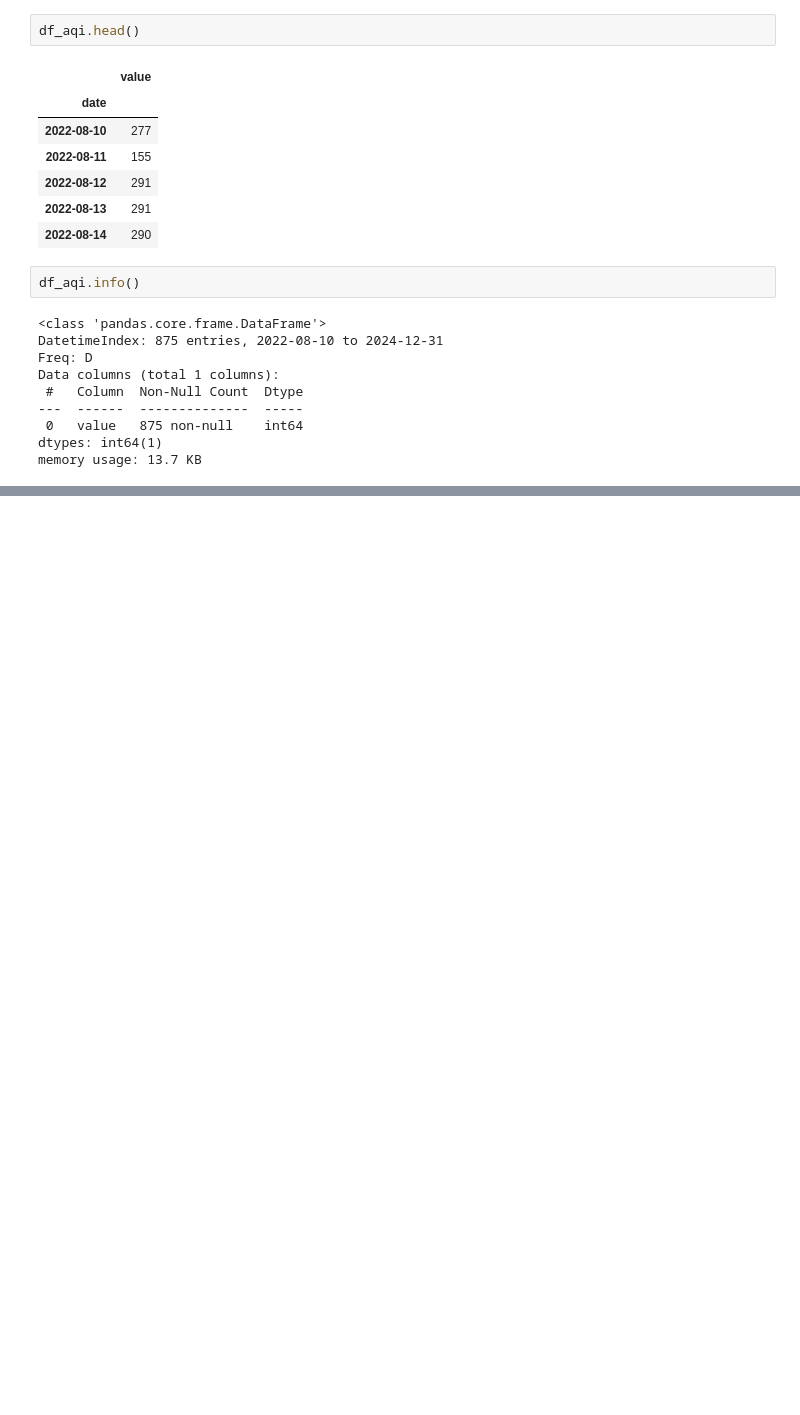
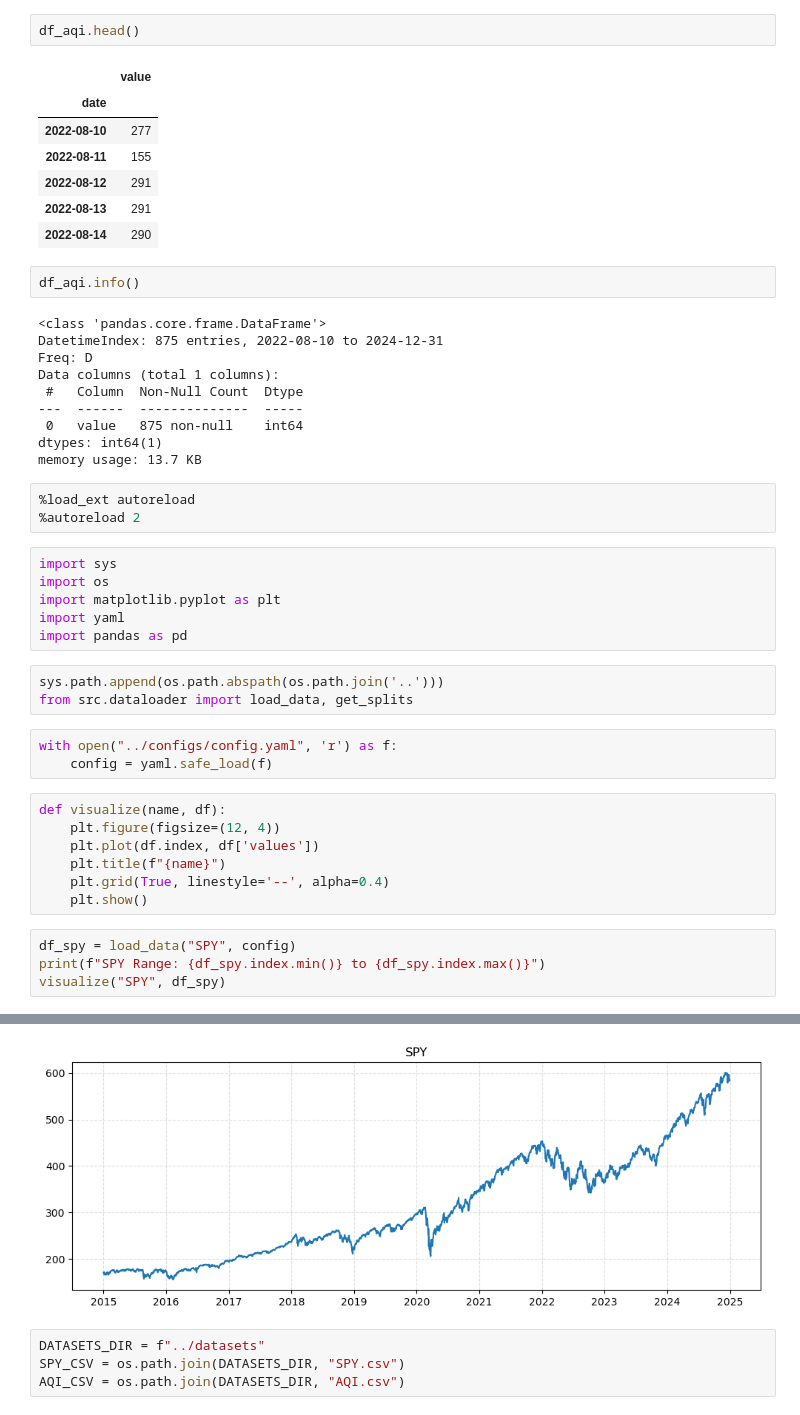
Before and after one commit to ndrhmdk/foundation-moirai-time-series-forecasting, a Jupyter notebook: notebooks/exp-pull-data.ipynb, the cells around one changed output, grey strips where cells are left out. Saved outputs shown, nothing was run; the diff lists cells and outputs as text; blank space fills up the shorter version.

Commit message:
feat: deleted and updated data eda

```diff
--- a/notebooks/exp-pull-data.ipynb
+++ b/notebooks/exp-pull-data.ipynb
@@ -198,3 +198,30 @@ Data columns (total 1 columns):
  0   value   875 non-null    int64
 dtypes: int64(1)
 memory usage: 13.7 KB
+# %%
+%load_ext autoreload
+%autoreload 2
+# %%
+import sys
+import os
+import matplotlib.pyplot as plt
+import yaml
+import pandas as pd
+# %%
+sys.path.append(os.path.abspath(os.path.join('..')))
+from src.dataloader import load_data, get_splits
+# %%
+with open("../configs/config.yaml", 'r') as f:
+    config = yaml.safe_load(f)
+# %%
+def visualize(name, df):
+    plt.figure(figsize=(12, 4))
+    plt.plot(df.index, df['values'])
+    plt.title(f"{name}")
+    plt.grid(True, linestyle='--', alpha=0.4)
+    plt.show()
+# %%
+df_spy = load_data("SPY", config)
+print(f"SPY Range: {df_spy.index.min()} to {df_spy.index.max()}")
+visualize("SPY", df_spy)
+# %% [output]
@@ -200,0 +230,5 @@ memory usage: 13.7 KB
+[figure, added]
+# %%
+DATASETS_DIR = f"../datasets"
+SPY_CSV = os.path.join(DATASETS_DIR, "SPY.csv")
+AQI_CSV = os.path.join(DATASETS_DIR, "AQI.csv")
```
Also changed, not shown: parts of 4 cells of this notebook, 1 other file.
